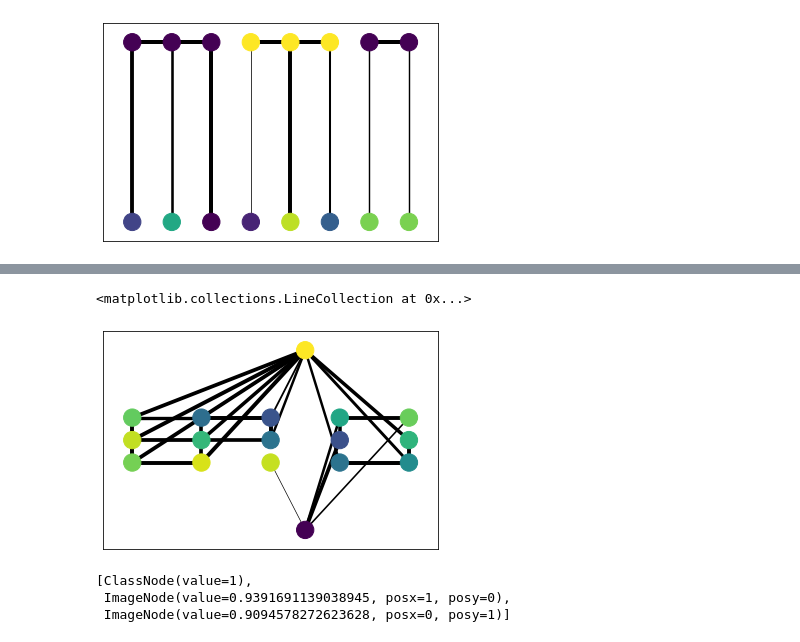
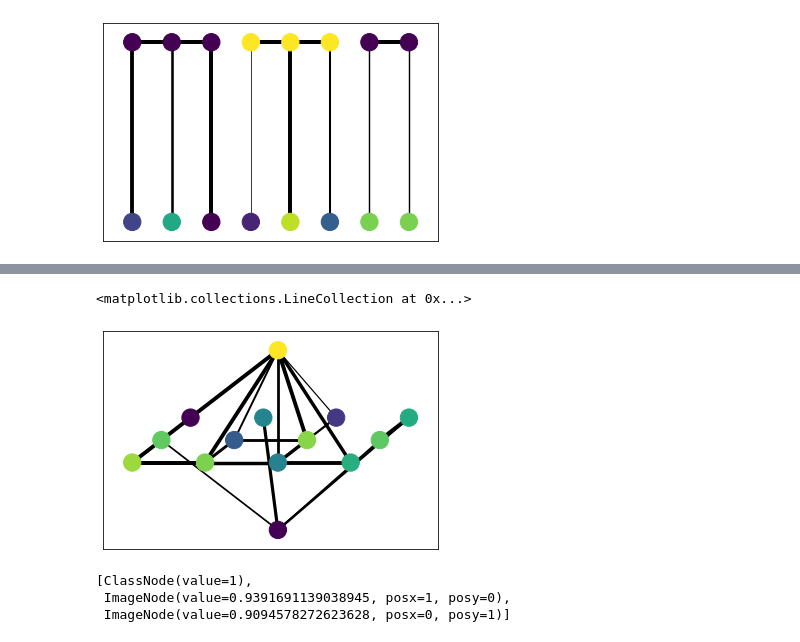
Before and after one commit to emillma/TTK8102_mrf, a Jupyter notebook: src/mrf/graph_cut.ipynb, the cells around one changed output, grey strips where cells are left out. Saved outputs shown, nothing was run; the diff lists cells and outputs as text; code cells hidden in the pictures.

```diff
--- a/src/mrf/graph_cut.ipynb
+++ b/src/mrf/graph_cut.ipynb
@@ -61,0 +60,9 @@ nx.draw_networkx_nodes(graph, node_pos, nodes, node_color=colors)
+# %%
+initial_guess = [(i//3) % 2 for i in range(len(image_values))] #000111000111...
+segmentation_nodes = [SegmentationNode(c, i, 1)
+                      for i, c in enumerate(initial_guess)]
+node_pos.update(dict([(node, node.pos()) for node in image_nodes]))
+
+nodelist = image_nodes + segmentation_nodes
+nx.draw_networkx_nodes(graph, get_posdict(nodelist), nodelist,
+                       node_color=[n.value for n in nodelist])
@@ -62,28 +72,28 @@ nx.draw_networkx_nodes(graph, node_pos, nodes, node_color=colors)
 # %%
-def similarity_energy(seg: SegmentationNode, img: SegmentationNode):
+def similarity_energy(seg: NodeWithPos, img: NodeWithPos):
     return (1-(seg.value - img.value)**2)
 
-def edge_energy(class1: int, class2: int, weight: float=1):
-    return weight if seg1.value == seg2.value else 0
+def edge_energy(class0: int, class1: int, weight: float=1):
+    return weight if class0 == class1 else 0
 
-edge_weight = 1
 
 # add energy for being close to image
-for img_node, seg_node in zip(segmentation_nodes, image_nodes):
+for img_node, seg_node in zip(image_nodes, segmentation_nodes):
     graph.add_edge(seg_node, img_node,
                    capacity=similarity_energy(seg_node, img_node))
 
 # add energy for being close to neighbor
-for seg1, seg2 in zip(segmentation_nodes[:-1],
-                        segmentation_nodes[1:]):
+for seg1, seg2 in zip(segmentation_nodes[:-1], segmentation_nodes[1:]):
     graph.add_edge(seg1, seg2,
-                   capacity=edge_energy(seg1.value, seg2.value, edge_weight))
+                   capacity=edge_energy(seg1.value, seg2.value))
 
 edges = graph.edges(data=True)
 edge_witdh = [4*edge[2]['capacity'] for edge in edges]
 
-nx.draw_networkx_nodes(graph, node_pos, nodes, node_color=colors)
-nx.draw_networkx_edges(graph, node_pos, graph.edges, width=edge_witdh)
+nx.draw_networkx_nodes(graph, get_posdict(nodelist), nodelist,
+                       node_color=[n.value for n in nodelist])
+nx.draw_networkx_edges(graph, get_posdict(nodelist),
+                       graph.edges, width=edge_witdh)
 # %% [output]
 <matplotlib.collections.LineCollection at 0x...>
 [figure]
@@ -123,5 +163,5 @@ nx.draw_networkx_edges(graph, node_pos, graph.edges, width=edge_witdh)
 # %%
-img = random((5,3))
+img = random((4,3))
 initial_guess = randint(0,2,img.shape)
 image_nodes = np.array([ImageNode(value, i, j)
                       for (i, j), value in zip(np.ndindex(img.shape), img.ravel())
@@ -130,35 +170,36 @@ graph = nx.Graph()
 for node, con in zip(image_nodes.ravel(), initial_guess.ravel()):
     if con == 0:
         graph.add_edge(node, class_0,
                        capacity=similarity_energy(node, class_0))
     if con == 1:
         graph.add_edge(node, class_1,
                        capacity=similarity_energy(node, class_1))
 for i, j in np.ndindex(img[:-1, :].shape):
     if not initial_guess[i, j] == initial_guess[i+1, j]:
         continue
     node1, node2 = image_nodes[i, j], image_nodes[i+1, j]
     graph.add_edge(node1, node2, capacity=similarity_energy(node1, node2))
 
 for i, j in np.ndindex(img[:, :-1].shape):
     if not initial_guess[i, j] == initial_guess[i, j+1]:
         continue
     node1, node2 = image_nodes[i, j], image_nodes[i, j+1]
     graph.add_edge(node1, node2, capacity=similarity_energy(node1, node2))
 
-node_pos = dict([(n, n.pos()) for n in image_nodes.ravel()])
+node_pos = dict([(n, np.array([[1., 0.4],[0,1]])@n.pos())
+                 for n in image_nodes.ravel()])
 node_pos[class_0] = ((img.shape[0])/2, -3)
 node_pos[class_1] = ((img.shape[0])/2, img.shape[1]+2)
 
 edges = graph.edges(data=True)
 edge_witdh = [4*edge[2]['capacity'] for edge in edges]
 allnodes = list(image_nodes.ravel()) + [class_0, class_1]
 node_color = [n.value for n in allnodes]
 nx.draw_networkx_nodes(graph, node_pos, allnodes, node_color=node_color)
 nx.draw_networkx_edges(graph, node_pos, graph.edges, edge_witdh)
 # %% [output]
 <matplotlib.collections.LineCollection at 0x...>
-[figure, old version]
+[figure, new version]
 # %%
 list(nx.all_neighbors(graph, image_nodes[0,0]))
 # %% [output]
```
Also changed, not shown: parts of 5 cells of this notebook.
